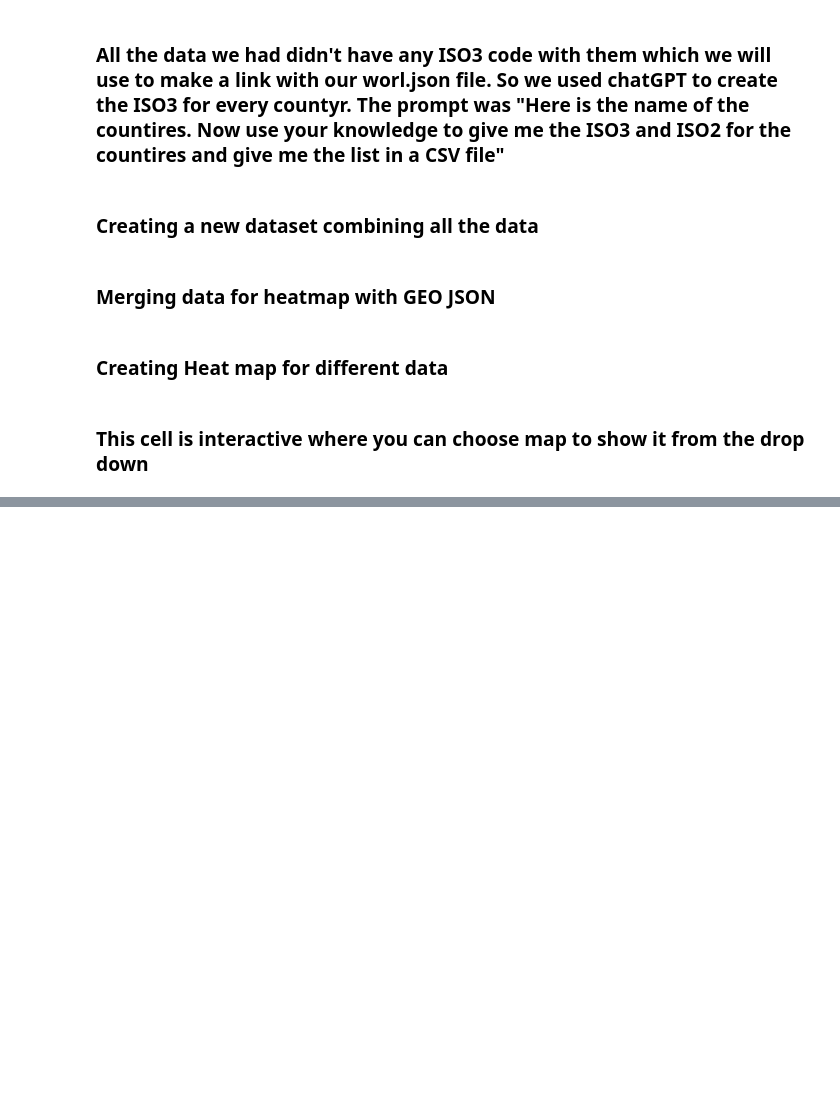
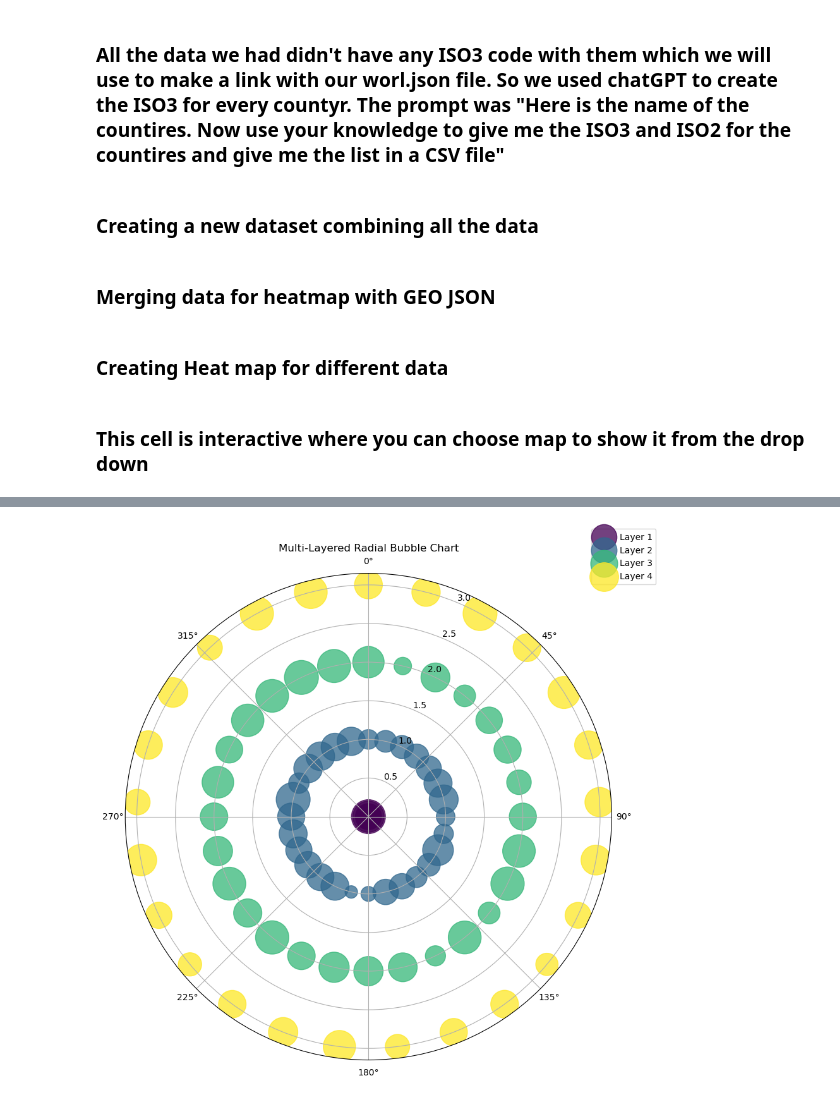
Before and after one commit to Kimballa05/DataVisGlobalWarming, a Jupyter notebook: Faisal_final project_exploratory notebook.ipynb, the cells around one changed output, grey strips where cells are left out. Cells and saved outputs as stored; diff of their text form; code cells hidden in the pictures; blank space fills up the shorter version.

```diff
--- a/Faisal_final project_exploratory notebook.ipynb
+++ b/Faisal_final project_exploratory notebook.ipynb
@@ -20,7 +24,8 @@ life_expec_raw = pd.read_csv('./life expectancy - population-and-demography.csv'
 death_rate_raw = pd.read_csv('./death rate - population-and-demography.csv')
 birth_rate_raw = pd.read_csv('./birth rate - population-and-demography.csv')
 child_death_raw = pd.read_csv('./child mortality rate - population-and-demography.csv')
-india_lit = pd.read_csv('./india-literacy-rate.csv')
+other_data_raw = pd.read_csv('./Other data - Copy.csv')
+
 
 
 # List of non-country entries created by chat GPT
@@ -44,12 +49,14 @@ life_expec_raw2 = life_expec_raw[~life_expec_raw['Country name'].isin(non_countr
 death_rate_raw2 = death_rate_raw[~death_rate_raw['Country name'].isin(non_countries)]
 birth_rate_raw2 = birth_rate_raw [~birth_rate_raw ['Country name'].isin(non_countries)]
 child_death_raw2 = child_death_raw[~child_death_raw['Country name'].isin(non_countries)]
+other_data_raw2 = other_data_raw[~other_data_raw['Country name'].isin(non_countries)]
 
 #Filter out 'Vatican' from some files
 death_rate = death_rate_raw2[death_rate_raw2['Country name'] != 'Vatican']
 birth_rate = birth_rate_raw2[birth_rate_raw2['Country name'] != 'Vatican']
 child_death = child_death_raw2[child_death_raw2['Country name'] != 'Vatican']
 life_expec = life_expec_raw2[life_expec_raw2['Country name'] != 'Vatican']
+other_data = other_data_raw2[other_data_raw2['Country name'] != 'Vatican']
 # %% [markdown]
 ### In the next cell I only kept the column that I will use
 # %%
@@ -360,0 +372,47 @@ plt.show()
+# %%
+import matplotlib.pyplot as plt
+import numpy as np
+import pandas as pd
+
+def create_radial_bubble_chart(data, layer_column, bubble_size_column, num_layers=4, max_bubble_size=1500):
+    # Set up the polar plot
+    plt.figure(figsize=(10, 10))
+    ax = plt.subplot(111, polar=True)
+    ax.set_theta_direction(-1)
+    ax.set_theta_zero_location('N')
+
+    # Get unique layers
+    layers = sorted(data[layer_column].unique())
+
+    # Define color palette
+    colors = plt.cm.viridis(np.linspace(0, 1, num_layers))
+
+    # Iterate through layers
+    for i, layer in enumerate(layers):
+        # Filter data for the layer
+        layer_data = data[data[layer_column] == layer]
+
+        # Convert categories to angles
+        angles = np.linspace(0, 2 * np.pi, len(layer_data), endpoint=False).tolist()
+
+        # The life expectancy will determine the size of the bubbles
+        sizes = layer_data[bubble_size_column].apply(lambda x: x / max(layer_data[bubble_size_column]) * max_bubble_size)
+
+        # Plot each bubble
+        ax.scatter(angles, [i]*len(layer_data), s=sizes, color=colors[i], alpha=0.75, label=f'Layer {i+1}')
+
+    # Add legend and labels
+    ax.legend(loc='upper right', bbox_to_anchor=(1.1, 1.1))
+    plt.title('Multi-Layered Radial Bubble Chart')
+    plt.show()
+
+
+
+# Divide the literacy rate into 4 sections
+bins = pd.qcut(other_data_sorted['Literacy rate (2011)'], 4, labels=False)
+other_data_sorted['Literacy Rate Bin'] = bins
+
+# Create the multi-layered radial bubble chart
+create_radial_bubble_chart(other_data_sorted, 'Literacy Rate Bin', 'Increased life expectancy')
+# %% [output]
+[figure, added]
```
Also changed, not shown: parts of 9 cells of this notebook, 3 other files.
